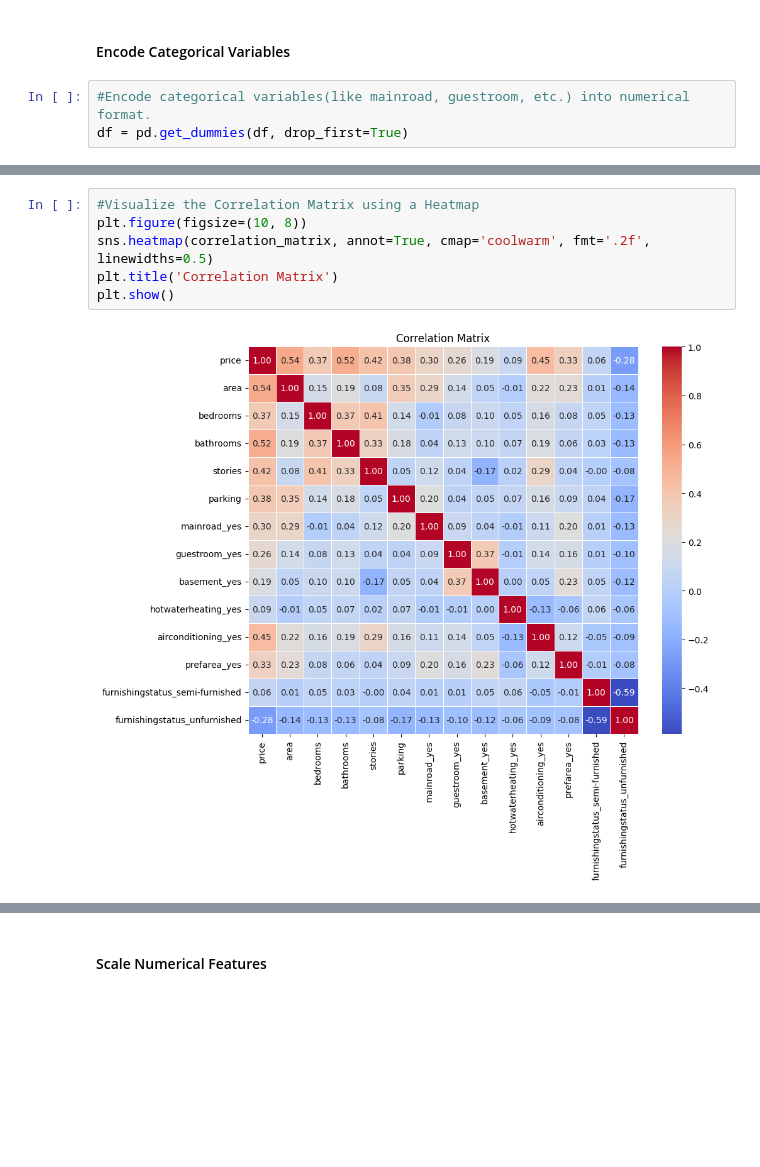
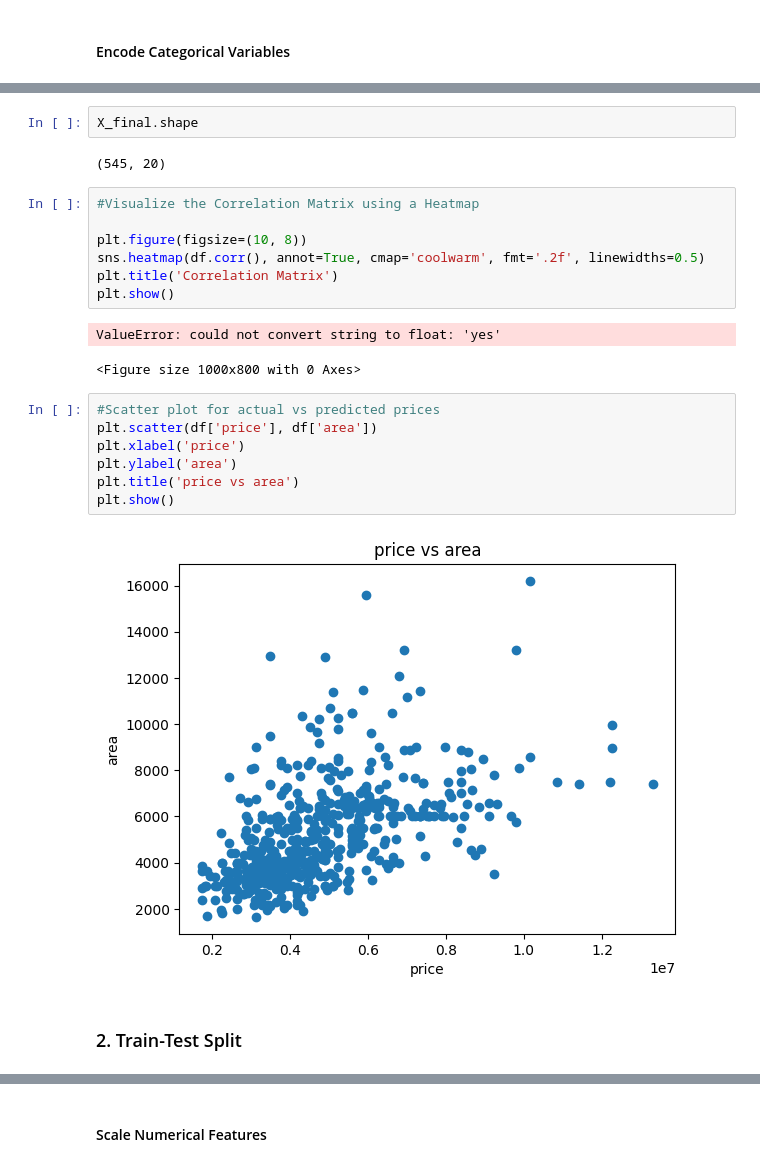
Before and after one commit to manikaraut/house-price-prediction, a Jupyter notebook: notebook/price_prediction.ipynb, the cells around one changed output, grey strips where cells are left out. Cells and saved outputs as stored; diff of their text form; blank space fills up the shorter version.

```diff
--- a/notebook/price_prediction.ipynb
+++ b/notebook/price_prediction.ipynb
@@ -100,5 +106,2 @@ dtype: int64
 # %% [markdown]
 #### Encode Categorical Variables
-# %%
-#Encode categorical variables(like mainroad, guestroom, etc.) into numerical format.
-df = pd.get_dummies(df, drop_first=True)
@@ -137,8 +151,25 @@ correlation_matrix #display
+# %%
+X_final.shape
+# %% [output]
+(545, 20)
 # %%
 #Visualize the Correlation Matrix using a Heatmap
+
 plt.figure(figsize=(10, 8))
-sns.heatmap(correlation_matrix, annot=True, cmap='coolwarm', fmt='.2f', linewidths=0.5)
+sns.heatmap(df.corr(), annot=True, cmap='coolwarm', fmt='.2f', linewidths=0.5)
 plt.title('Correlation Matrix')
 plt.show()
 # %% [output]
-[figure, removed]
+ValueError: could not convert string to float: 'yes'
+<Figure size 1000x800 with 0 Axes>
+# %%
+#Scatter plot for actual vs predicted prices
+plt.scatter(df['price'], df['area'])
+plt.xlabel('price')
+plt.ylabel('area')
+plt.title('price vs area')
+plt.show()
+# %% [output]
+[figure, added]
+# %% [markdown]
+### 2. Train-Test Split
```
Also changed, not shown: parts of 23 cells of this notebook, 6 other files.
